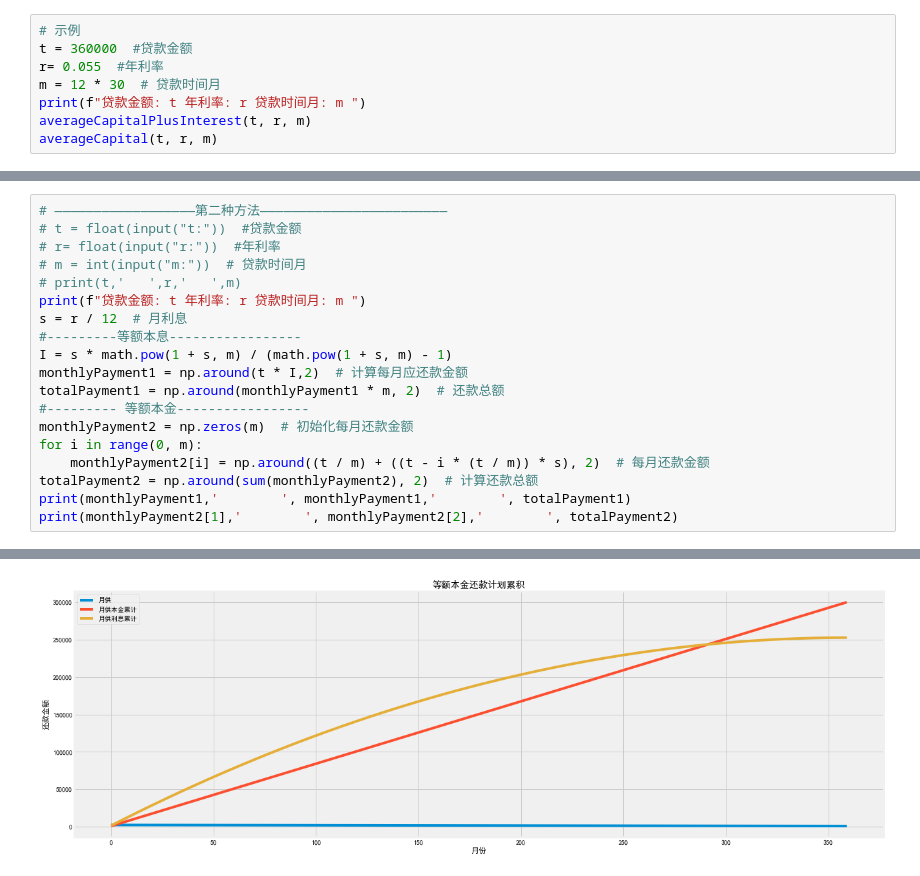
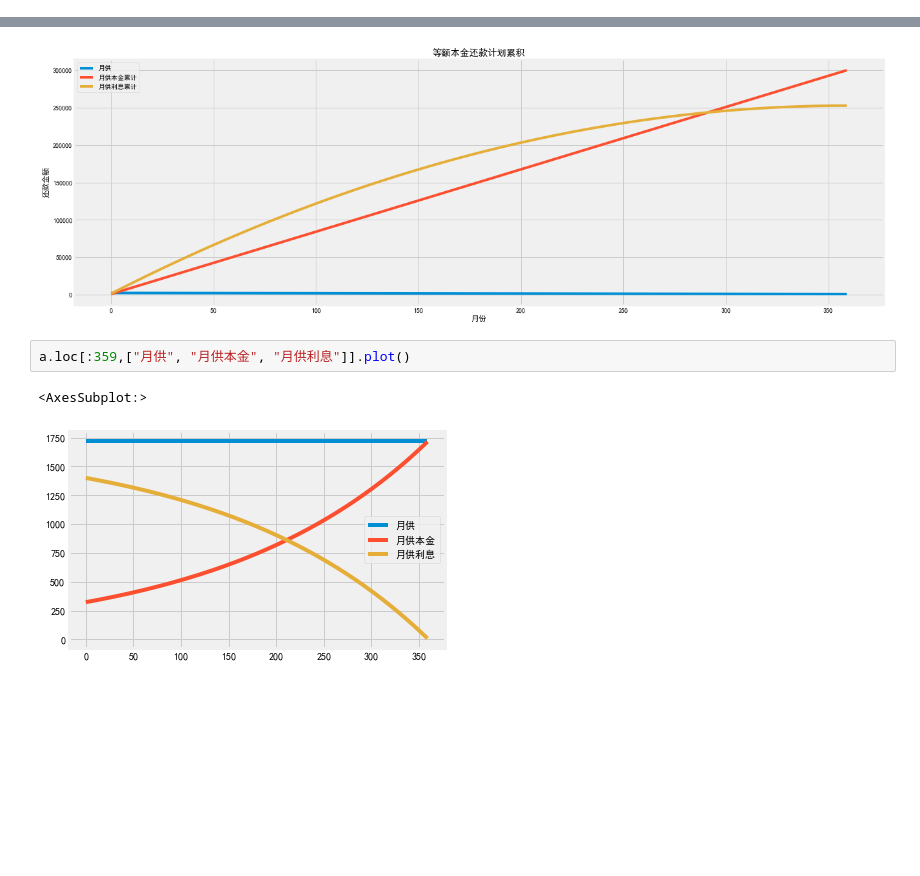
Before and after one commit to davidfang/04183, a Jupyter notebook: 银行分期付款.ipynb, the cells around one changed output, grey strips where cells are left out. Saved outputs shown, nothing was run; the diff lists cells and outputs as text; blank space fills up the shorter version.

```diff
--- a/银行分期付款.ipynb
+++ b/银行分期付款.ipynb
@@ -163,8 +62,0 @@ def averageCapital(principal, anualInterestRate, month):
-# %%
-# 示例
-t = 360000  #贷款金额
-r= 0.055  #年利率
-m = 12 * 30  # 贷款时间月
-print(f"贷款金额: t 年利率: r 贷款时间月: m ")
-averageCapitalPlusInterest(t, r, m)
-averageCapital(t, r, m)
@@ -175,19 +62,0 @@ averageCapital(t, r, m)
-# %%
-# ——————————————————第二种方法————————————————————————
-# t = float(input("t:"))  #贷款金额
-# r= float(input("r:"))  #年利率
-# m = int(input("m:"))  # 贷款时间月
-# print(t,'   ',r,'   ',m)
-print(f"贷款金额: t 年利率: r 贷款时间月: m ")
-s = r / 12  # 月利息
-#---------等额本息-----------------
-I = s * math.pow(1 + s, m) / (math.pow(1 + s, m) - 1)
-monthlyPayment1 = np.around(t * I,2)  # 计算每月应还款金额
-totalPayment1 = np.around(monthlyPayment1 * m, 2)  # 还款总额
-#--------- 等额本金-----------------
-monthlyPayment2 = np.zeros(m)  # 初始化每月还款金额
-for i in range(0, m):
-    monthlyPayment2[i] = np.around((t / m) + ((t - i * (t / m)) * s), 2)  # 每月还款金额
-totalPayment2 = np.around(sum(monthlyPayment2), 2)  # 计算还款总额
-print(monthlyPayment1,'        ', monthlyPayment1,'        ', totalPayment1)
-print(monthlyPayment2[1],'        ', monthlyPayment2[2],'        ', totalPayment2)
@@ -343,3 +192,8 @@ b[[ "月供", "月供本金累计", "月供利息累计"]][:-1].plot(title ="等
 # %% [output]
 <AxesSubplot:title={'center':'等额本金还款计划累积'}, xlabel='月份', ylabel='还款金额'>
 [figure]
+# %%
+a.loc[:359,["月供", "月供本金", "月供利息"]].plot()
+# %% [output]
+<AxesSubplot:>
+[figure, added]
```
Also changed, not shown: parts of 6 cells of this notebook.
